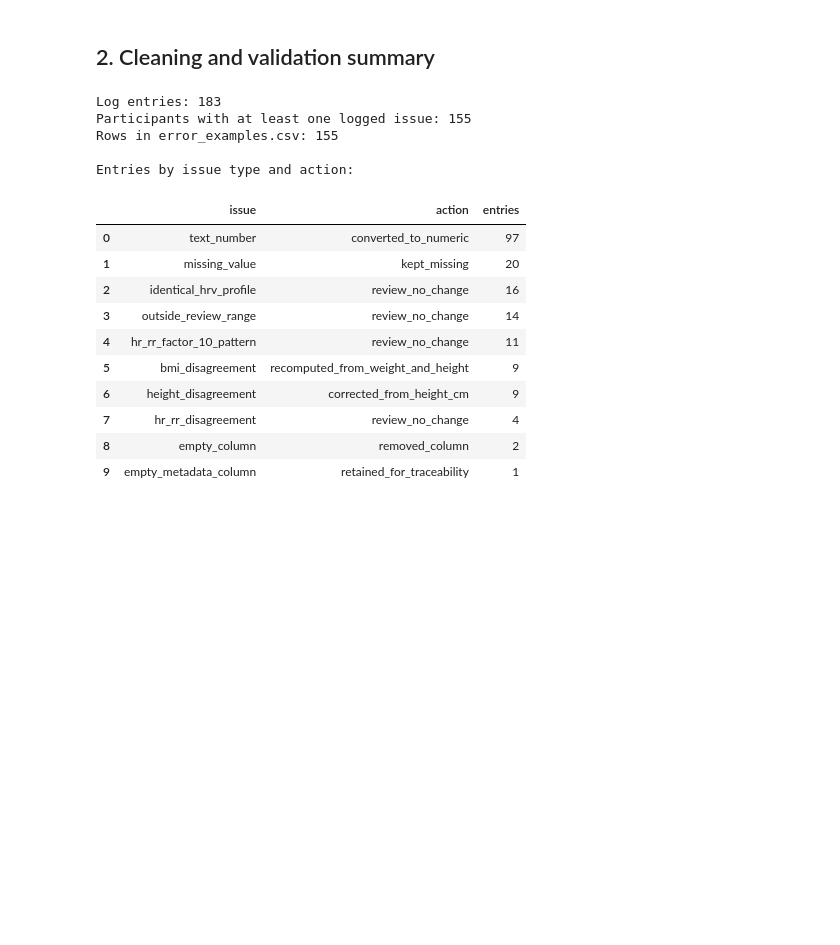
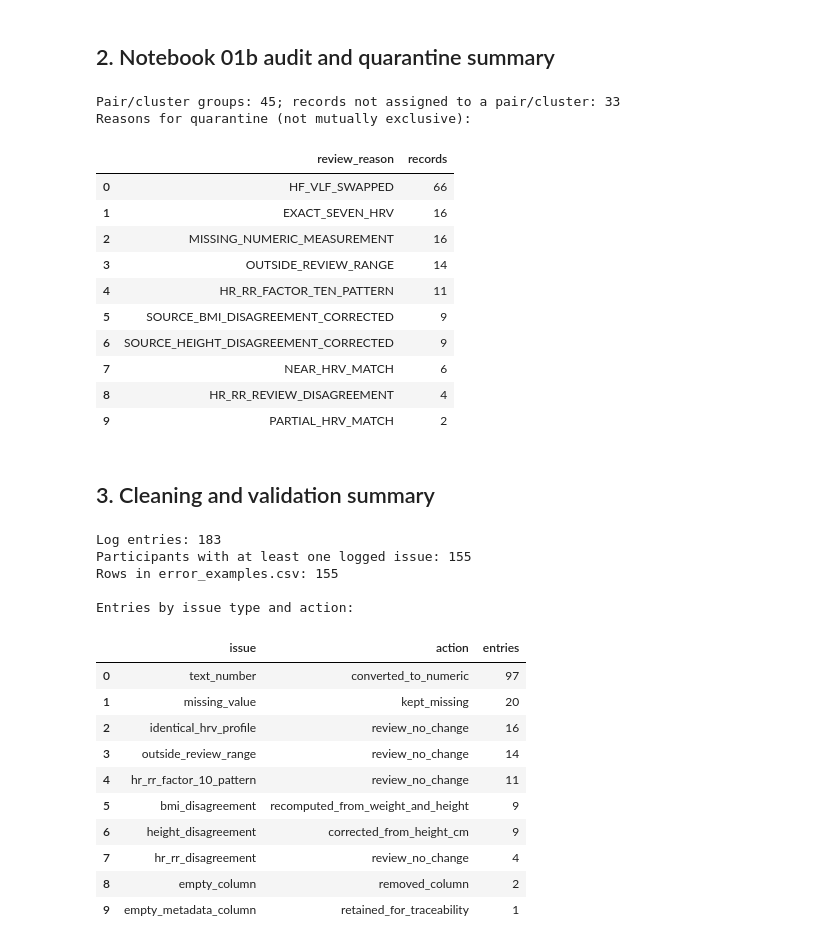
Before and after one commit to nim-ach/heart_variability_rate_profiles, a Jupyter notebook: notebooks/preprocessing/04_preprocessing_summary.ipynb, the cells around one changed output. Cells and saved outputs as stored; diff of their text form; code cells hidden in the pictures; blank space fills up the shorter version.

```diff
--- a/notebooks/preprocessing/04_preprocessing_summary.ipynb
+++ b/notebooks/preprocessing/04_preprocessing_summary.ipynb
@@ -82,5 +119,45 @@ Exclusion: 54/530 (10.2%)
+# %% [markdown]
+## 2. Notebook 01b audit and quarantine summary
+# %%
+required_review = ["review_reason_codes", "review_reason_count", "review_group_id"]
+if any(column not in quarantined for column in required_review):
+    raise ValueError(f"Quarantine file lacks required review metadata: {required_review}")
+
+# Notebook 01b encodes multiple review reasons with a semicolon-space separator.
+review_reasons = quarantined["review_reason_codes"].fillna("").str.split("; ", regex=False)
+if not (review_reasons.str.len() == quarantined["review_reason_count"]).all():
+    raise ValueError("Quarantine review_reason_count differs from review_reason_codes")
+review_summary = (review_reasons.explode().value_counts()
+                  .rename_axis("review_reason").reset_index(name="records"))
+
+# 01b assigns group identifiers to both linked records and singleton review cases.
+if "group_size" not in quarantined:
+    raise ValueError("Missing group_size in quarantine audit metadata")
+quarantine_groups = quarantined.groupby("review_group_id", dropna=False)
+group_sizes = quarantine_groups["source_excel_row"].size()
+if not (quarantine_groups["group_size"].first() == group_sizes).all():
+    raise ValueError("Inconsistent group_size in quarantine metadata")
+pair_groups = int((group_sizes > 1).sum())
+individual_flags = int((group_sizes == 1).sum())
+print(f"Pair/cluster groups: {pair_groups}; records not assigned to a pair/cluster: {individual_flags}")
+print("Reasons for quarantine (not mutually exclusive):")
+display(review_summary)
+# %% [output]
+Pair/cluster groups: 45; records not assigned to a pair/cluster: 33
+Reasons for quarantine (not mutually exclusive):
+|  | review_reason | records |
+| 0 | HF_VLF_SWAPPED | 66 |
+| 1 | EXACT_SEVEN_HRV | 16 |
+| 2 | MISSING_NUMERIC_MEASUREMENT | 16 |
+| 3 | OUTSIDE_REVIEW_RANGE | 14 |
+| 4 | HR_RR_FACTOR_TEN_PATTERN | 11 |
+| 5 | SOURCE_BMI_DISAGREEMENT_CORRECTED | 9 |
+| 6 | SOURCE_HEIGHT_DISAGREEMENT_CORRECTED | 9 |
+| 7 | NEAR_HRV_MATCH | 6 |
+| 8 | HR_RR_REVIEW_DISAGREEMENT | 4 |
+| 9 | PARTIAL_HRV_MATCH | 2 |
 # %% [markdown]
-## 2. Cleaning and validation summary
+## 3. Cleaning and validation summary
 # %%
 # An issue is one log entry, not necessarily one affected participant.
 issue_summary = (errors.groupby(["issue", "action"], dropna=False)
```
Also changed, not shown: parts of 12 cells of this notebook, 15 other files.
